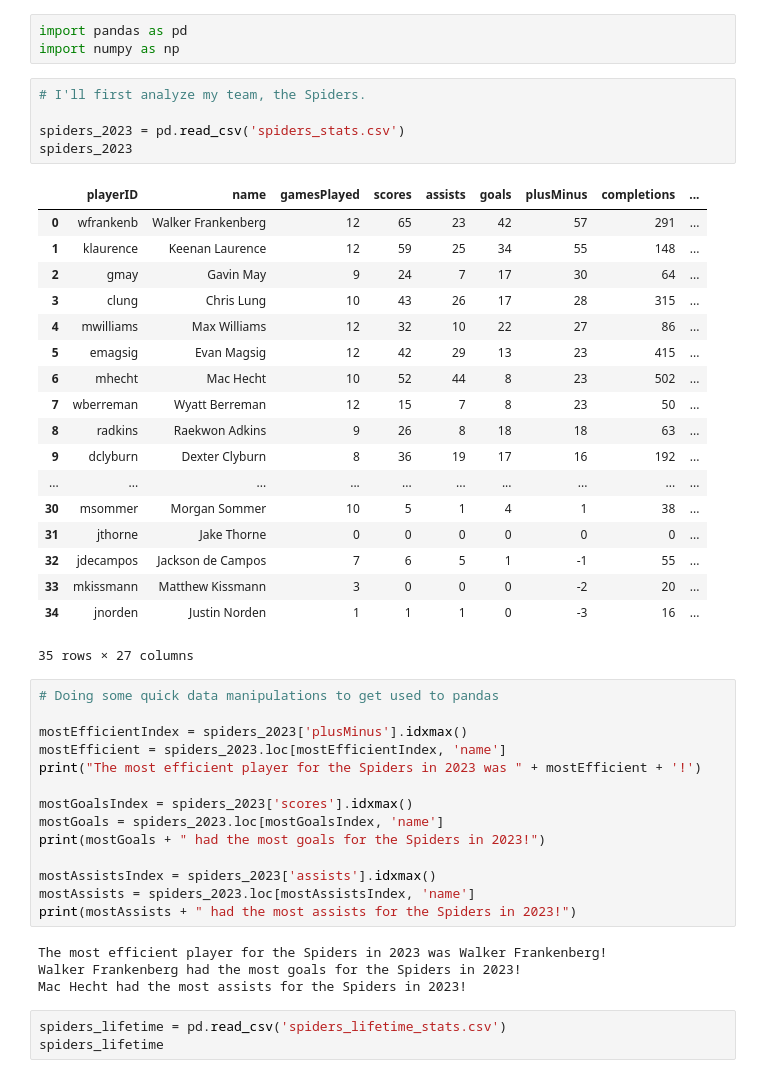
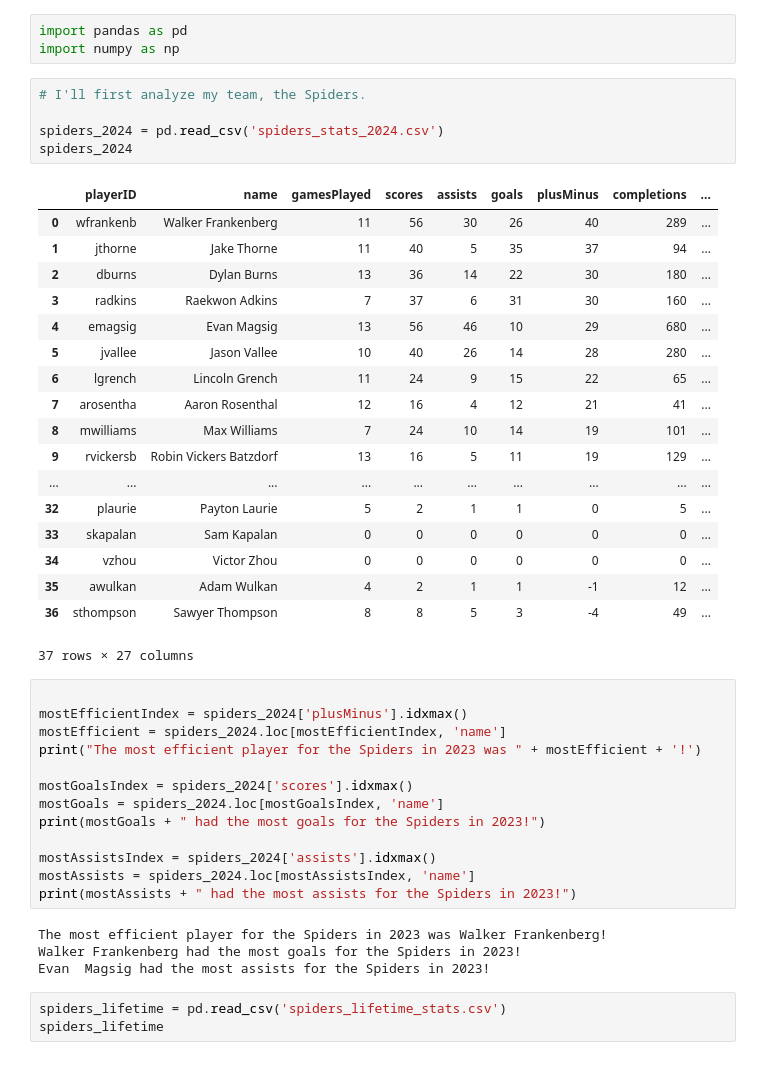
Before and after one commit to RidgeH/audldatavisualization, a Jupyter notebook: ufa_modeling.ipynb, the cells around one changed output. Saved outputs shown, nothing was run; the diff lists cells and outputs as text.

```diff
--- a/ufa_modeling.ipynb
+++ b/ufa_modeling.ipynb
@@ -7,45 +7,44 @@ import numpy as np
 # %%
 # I'll first analyze my team, the Spiders.
 
-spiders_2023 = pd.read_csv('spiders_stats.csv')
-spiders_2023
+spiders_2024 = pd.read_csv('spiders_stats_2024.csv')
+spiders_2024
 # %% [output]
 |  | playerID | name | gamesPlayed | scores | assists | goals | plusMinus | completions | ... |
-| 0 | wfrankenb | Walker Frankenberg | 12 | 65 | 23 | 42 | 57 | 291 | ... |
-| 1 | klaurence | Keenan Laurence | 12 | 59 | 25 | 34 | 55 | 148 | ... |
-| 2 | gmay | Gavin May | 9 | 24 | 7 | 17 | 30 | 64 | ... |
-| 3 | clung | Chris Lung | 10 | 43 | 26 | 17 | 28 | 315 | ... |
-| 4 | mwilliams | Max Williams | 12 | 32 | 10 | 22 | 27 | 86 | ... |
-| 5 | emagsig | Evan Magsig | 12 | 42 | 29 | 13 | 23 | 415 | ... |
-| 6 | mhecht | Mac Hecht | 10 | 52 | 44 | 8 | 23 | 502 | ... |
-| 7 | wberreman | Wyatt Berreman | 12 | 15 | 7 | 8 | 23 | 50 | ... |
-| 8 | radkins | Raekwon Adkins | 9 | 26 | 8 | 18 | 18 | 63 | ... |
-| 9 | dclyburn | Dexter Clyburn | 8 | 36 | 19 | 17 | 16 | 192 | ... |
+| 0 | wfrankenb | Walker Frankenberg | 11 | 56 | 30 | 26 | 40 | 289 | ... |
+| 1 | jthorne | Jake Thorne | 11 | 40 | 5 | 35 | 37 | 94 | ... |
+| 2 | dburns | Dylan Burns | 13 | 36 | 14 | 22 | 30 | 180 | ... |
+| 3 | radkins | Raekwon Adkins | 7 | 37 | 6 | 31 | 30 | 160 | ... |
+| 4 | emagsig | Evan Magsig | 13 | 56 | 46 | 10 | 29 | 680 | ... |
+| 5 | jvallee | Jason Vallee | 10 | 40 | 26 | 14 | 28 | 280 | ... |
+| 6 | lgrench | Lincoln Grench | 11 | 24 | 9 | 15 | 22 | 65 | ... |
+| 7 | arosentha | Aaron Rosenthal | 12 | 16 | 4 | 12 | 21 | 41 | ... |
+| 8 | mwilliams | Max Williams | 7 | 24 | 10 | 14 | 19 | 101 | ... |
+| 9 | rvickersb | Robin Vickers Batzdorf | 13 | 16 | 5 | 11 | 19 | 129 | ... |
 | ... | ... | ... | ... | ... | ... | ... | ... | ... | ... |
-| 30 | msommer | Morgan Sommer | 10 | 5 | 1 | 4 | 1 | 38 | ... |
-| 31 | jthorne | Jake Thorne | 0 | 0 | 0 | 0 | 0 | 0 | ... |
-| 32 | jdecampos | Jackson de Campos | 7 | 6 | 5 | 1 | -1 | 55 | ... |
-| 33 | mkissmann | Matthew Kissmann | 3 | 0 | 0 | 0 | -2 | 20 | ... |
-| 34 | jnorden | Justin Norden | 1 | 1 | 1 | 0 | -3 | 16 | ... |
+| 32 | plaurie | Payton Laurie | 5 | 2 | 1 | 1 | 0 | 5 | ... |
+| 33 | skapalan | Sam Kapalan | 0 | 0 | 0 | 0 | 0 | 0 | ... |
+| 34 | vzhou | Victor Zhou | 0 | 0 | 0 | 0 | 0 | 0 | ... |
+| 35 | awulkan | Adam Wulkan | 4 | 2 | 1 | 1 | -1 | 12 | ... |
+| 36 | sthompson | Sawyer Thompson | 8 | 8 | 5 | 3 | -4 | 49 | ... |
-35 rows × 27 columns
+37 rows × 27 columns
 # %%
-# Doing some quick data manipulations to get used to pandas
 
-mostEfficientIndex = spiders_2023['plusMinus'].idxmax()
-mostEfficient = spiders_2023.loc[mostEfficientIndex, 'name']
+mostEfficientIndex = spiders_2024['plusMinus'].idxmax()
+mostEfficient = spiders_2024.loc[mostEfficientIndex, 'name']
 print("The most efficient player for the Spiders in 2023 was " + mostEfficient + '!')
 
-mostGoalsIndex = spiders_2023['scores'].idxmax()
-mostGoals = spiders_2023.loc[mostGoalsIndex, 'name']
+mostGoalsIndex = spiders_2024['scores'].idxmax()
+mostGoals = spiders_2024.loc[mostGoalsIndex, 'name']
 print(mostGoals + " had the most goals for the Spiders in 2023!")
 
-mostAssistsIndex = spiders_2023['assists'].idxmax()
-mostAssists = spiders_2023.loc[mostAssistsIndex, 'name']
+mostAssistsIndex = spiders_2024['assists'].idxmax()
+mostAssists = spiders_2024.loc[mostAssistsIndex, 'name']
 print(mostAssists + " had the most assists for the Spiders in 2023!")
 # %% [output]
 The most efficient player for the Spiders in 2023 was Walker Frankenberg!
 Walker Frankenberg had the most goals for the Spiders in 2023!
-Mac Hecht had the most assists for the Spiders in 2023!
+Evan  Magsig had the most assists for the Spiders in 2023!
 # %%
 spiders_lifetime = pd.read_csv('spiders_lifetime_stats.csv')
 spiders_lifetime
```
Also changed, not shown: parts of 1 cell of this notebook.
